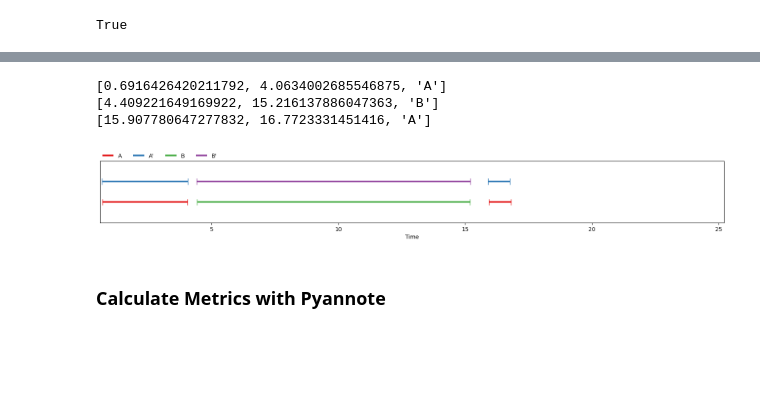
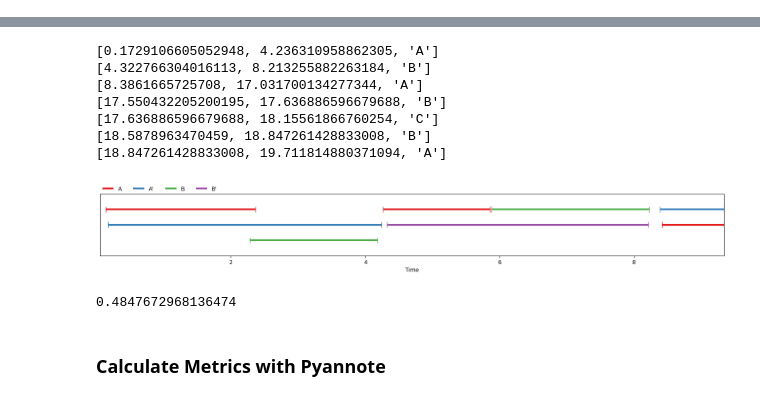
Before and after one commit to mogwai/nanodrz, a Jupyter notebook: notebook/inference.ipynb, the cells around one changed output, grey strips where cells are left out. Drawn from its saved outputs; the diff is of its cells as text; code cells hidden in the pictures; blank space fills up the shorter version.

```diff
--- a/notebook/inference.ipynb
+++ b/notebook/inference.ipynb
@@ -10,5 +10,5 @@ from nanodrz.utils import visualise_annotation, play
 from nanodrz.download import dl_scp_file
 from nanodrz import format_conversions as format
 
-ckpt = torch.load(dl_scp_file("gpudev:/home/harry/storj/runs/nanodrz/1706615262/0003000.pt"))
+ckpt = torch.load(dl_scp_file("gpudev:/home/harry/storj/runs/nanodrz/1706615262/0004500.pt"))
 # %% [output]
@@ -24,31 +32,39 @@ rsync --partial --progress --human-readable -e ssh gpudev:/home/harry/storj/runs
 # %%
 config = Config(**ckpt["config"])
 model:DiarizeGPT = DiarizeGPT.from_pretrained(ckpt).cuda()
-# %%
-print(config.model.use_time_pos)
-# %% [output]
-True
 # %%
 # Use the same parameters that the model was trained on to generate a sample
-audio, labels = artificial_diarisation_sample(libritts_test(), **config.data.model_dump())
+audio, labels = artificial_diarisation_sample(libritts_test(),num_speakers=4)
 reference = format.labels_to_annotation(labels)
 play(audio)
 
 
 # Build the prompt version as the model could be choosing different speakers
 
 nlabels = model.generate(audio.cuda(), temperature=1, max_steps=(len(labels))*3, top_p=.5)
 print("\n".join([str(n) for n in nlabels]))
 
 for l in nlabels:
     l[2] = l[2]+ "'"
 
-hypothesis = visualise_annotation(labels+nlabels)
+hypothesis = format.labels_to_annotation(nlabels)
+visualise_annotation(labels+nlabels)
+
+from pyannote.core import Annotation
+from pyannote.metrics.diarization import DiarizationErrorRate
+
+metric = DiarizationErrorRate()
+metric(reference, hypothesis)
 # %% [output]
 [interactive output not drawn]
-[0.6916426420211792, 4.0634002685546875, 'A']
-[4.409221649169922, 15.216137886047363, 'B']
-[15.907780647277832, 16.7723331451416, 'A']
+[0.1729106605052948, 4.236310958862305, 'A']
+[4.322766304016113, 8.213255882263184, 'B']
+[8.3861665725708, 17.031700134277344, 'A']
+[17.550432205200195, 17.636886596679688, 'B']
+[17.636886596679688, 18.15561866760254, 'C']
+[18.5878963470459, 18.847261428833008, 'B']
+[18.847261428833008, 19.711814880371094, 'A']
-[figure, old version]
+[figure, new version]
+0.4847672968136474
 # %% [markdown]
 ### Calculate Metrics with Pyannote
```
Also changed, not shown: parts of 3 cells of this notebook.
